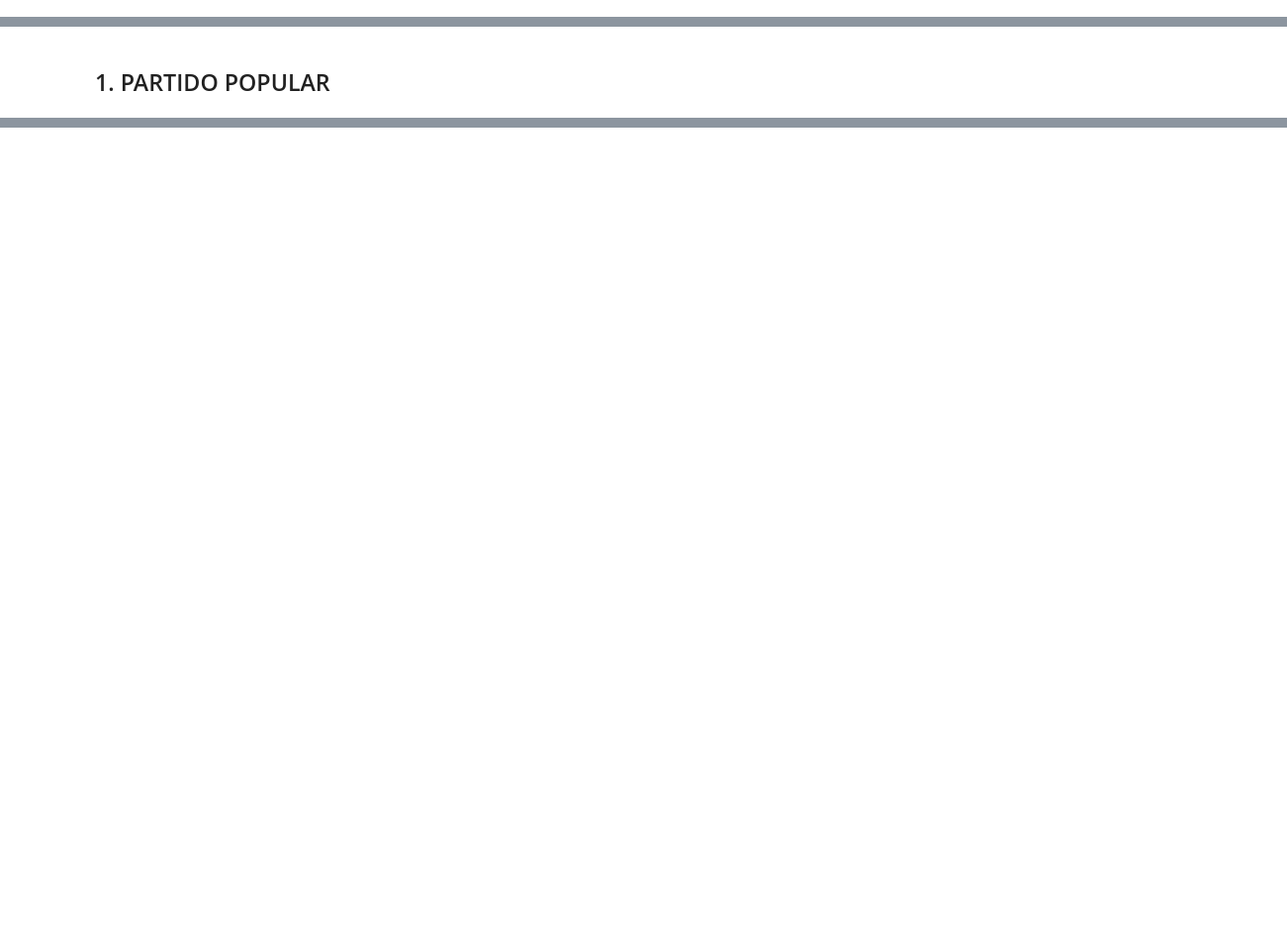
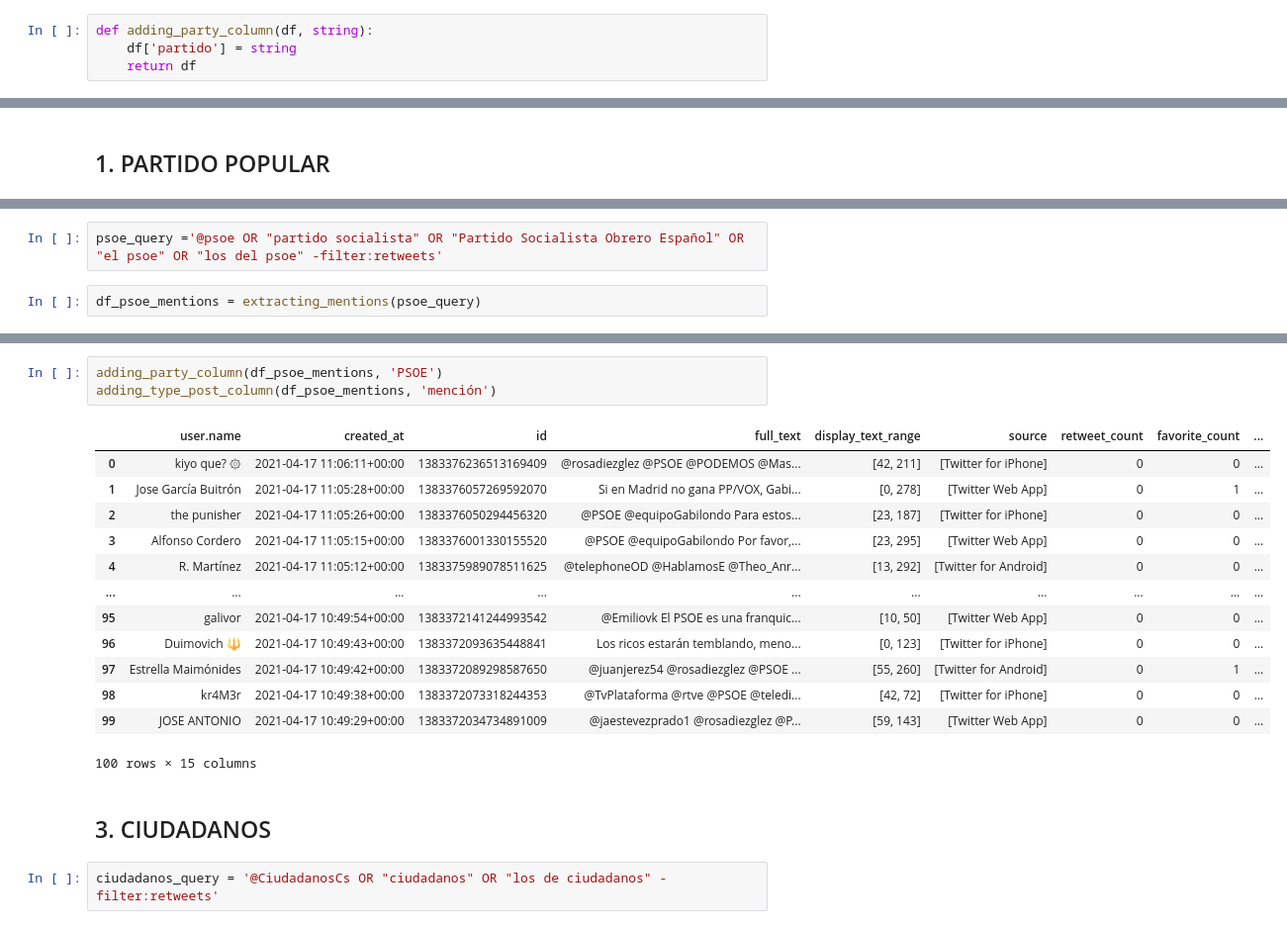
Before and after one commit to ssarahreyes/political_spanish_sentiment, a Jupyter notebook: notebooks/mentions_each_party.ipynb, the cells around one changed output, grey strips where cells are left out. Shown at 99% size. Cells and saved outputs as stored; diff of their text form; blank space fills up the shorter version.

```diff
--- a/notebooks/mentions_each_party.ipynb
+++ b/notebooks/mentions_each_party.ipynb
@@ -18,0 +50,4 @@ api = tweepy.API(auth, wait_on_rate_limit=True, wait_on_rate_limit_notify=True)
+# %%
+def adding_party_column(df, string):
+    df['partido'] = string
+    return df
@@ -57,0 +110,4 @@ df_pp_mentions
+# %%
+psoe_query ='@psoe OR "partido socialista" OR "Partido Socialista Obrero Español" OR "el psoe" OR "los del psoe" -filter:retweets'
+# %%
+df_psoe_mentions = extracting_mentions(psoe_query)
@@ -57,0 +125,21 @@ df_pp_mentions
+# %%
+adding_party_column(df_psoe_mentions, 'PSOE')
+adding_type_post_column(df_psoe_mentions, 'mención')
+# %% [output]
+|  | user.name | created_at | id | full_text | display_text_range | source | retweet_count | favorite_count | ... |
+| 0 | kiyo que? ۞ | 2021-04-17 11:06:11+00:00 | 1383376236513169409 | @rosadiezglez @PSOE @PODEMOS @Mas... | [42, 211] | [Twitter for iPhone] | 0 | 0 | ... |
+| 1 | Jose García Buitrón | 2021-04-17 11:05:28+00:00 | 1383376057269592070 | Si en Madrid no gana PP/VOX, Gabi... | [0, 278] | [Twitter Web App] | 0 | 1 | ... |
+| 2 | the punisher | 2021-04-17 11:05:26+00:00 | 1383376050294456320 | @PSOE @equipoGabilondo Para estos... | [23, 187] | [Twitter for iPhone] | 0 | 0 | ... |
+| 3 | Alfonso Cordero | 2021-04-17 11:05:15+00:00 | 1383376001330155520 | @PSOE @equipoGabilondo Por favor,... | [23, 295] | [Twitter Web App] | 0 | 0 | ... |
+| 4 | R. Martínez | 2021-04-17 11:05:12+00:00 | 1383375989078511625 | @telephoneOD @HablamosE @Theo_Anr... | [13, 292] | [Twitter for Android] | 0 | 0 | ... |
+| ... | ... | ... | ... | ... | ... | ... | ... | ... | ... |
+| 95 | galivor | 2021-04-17 10:49:54+00:00 | 1383372141244993542 | @Emiliovk El PSOE es una franquic... | [10, 50] | [Twitter Web App] | 0 | 0 | ... |
+| 96 | Duimovich 🔱 | 2021-04-17 10:49:43+00:00 | 1383372093635448841 | Los ricos estarán temblando, meno... | [0, 123] | [Twitter for iPhone] | 0 | 0 | ... |
+| 97 | Estrella Maimónides | 2021-04-17 10:49:42+00:00 | 1383372089298587650 | @juanjerez54 @rosadiezglez @PSOE ... | [55, 260] | [Twitter for Android] | 0 | 1 | ... |
+| 98 | kr4M3r | 2021-04-17 10:49:38+00:00 | 1383372073318244353 | @TvPlataforma @rtve @PSOE @teledi... | [42, 72] | [Twitter for iPhone] | 0 | 0 | ... |
+| 99 | JOSE ANTONIO | 2021-04-17 10:49:29+00:00 | 1383372034734891009 | @jaestevezprado1 @rosadiezglez @P... | [59, 143] | [Twitter Web App] | 0 | 0 | ... |
+100 rows × 15 columns
+# %% [markdown]
+## 3. CIUDADANOS
+# %%
+ciudadanos_query = '@CiudadanosCs OR "ciudadanos" OR "los de ciudadanos" -filter:retweets'
```
Also changed, not shown: parts of 31 cells of this notebook, 2 other files.
